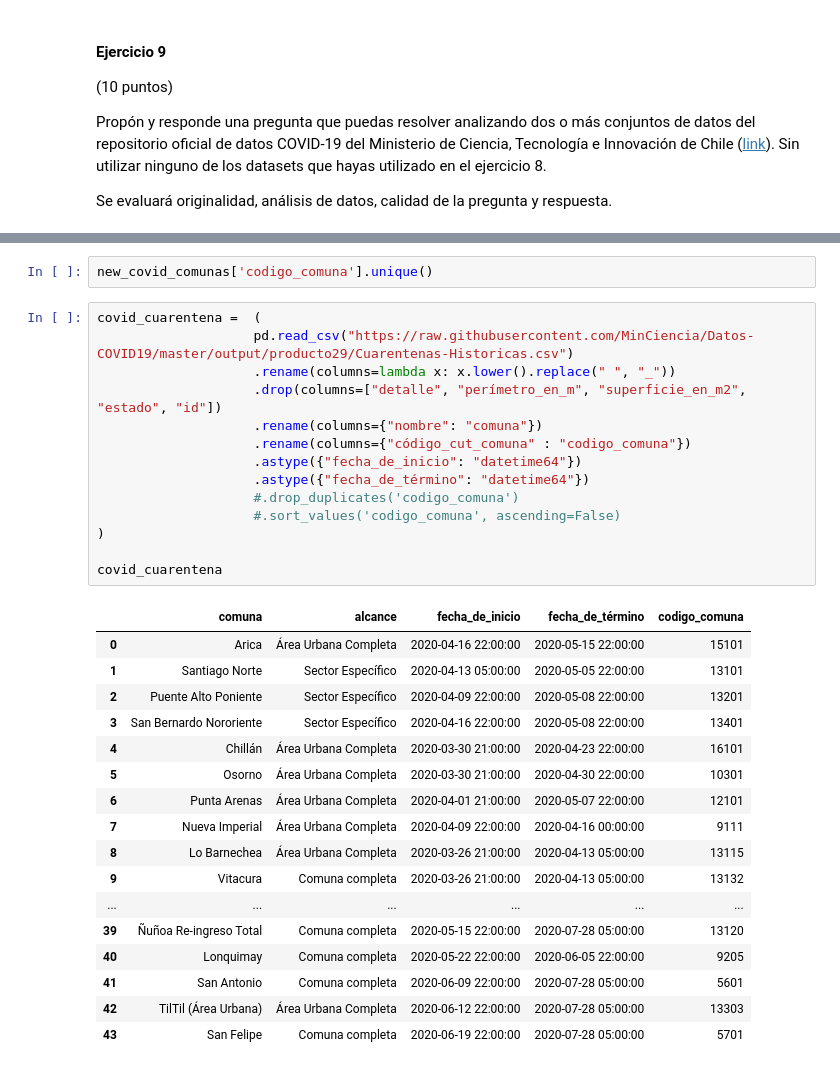
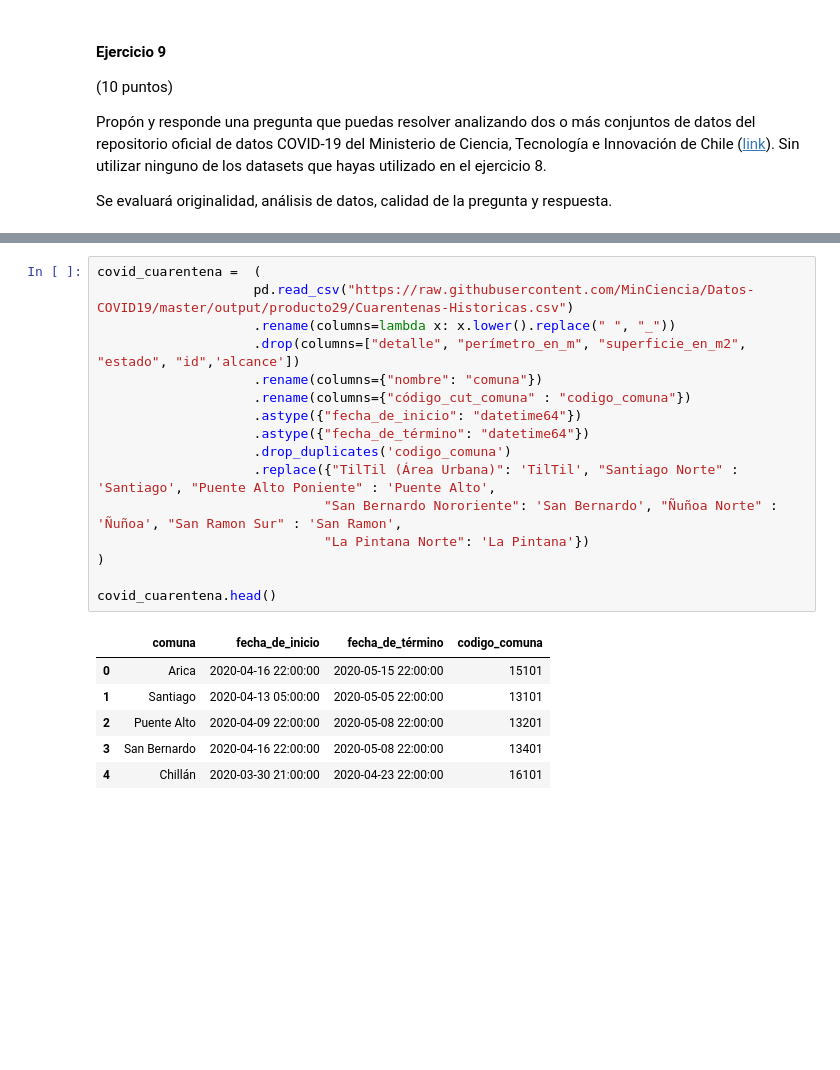
Before and after one commit to Macarena-Rojas/mat281_portfolio, a Jupyter notebook: homeworks/hwk01.ipynb, the cells around one changed output, grey strips where cells are left out. Drawn from its saved outputs; the diff is of its cells as text; blank space fills up the shorter version.

```diff
--- a/homeworks/hwk01.ipynb
+++ b/homeworks/hwk01.ipynb
@@ -603,34 +651,23 @@ new_covid_comunas
-# %%
-new_covid_comunas['codigo_comuna'].unique()
 # %%
 covid_cuarentena =  (
                     pd.read_csv("https://raw.githubusercontent.com/MinCiencia/Datos-COVID19/master/output/producto29/Cuarentenas-Historicas.csv")
                     .rename(columns=lambda x: x.lower().replace(" ", "_"))
-                    .drop(columns=["detalle", "perímetro_en_m", "superficie_en_m2", "estado", "id"])
+                    .drop(columns=["detalle", "perímetro_en_m", "superficie_en_m2", "estado", "id",'alcance'])
                     .rename(columns={"nombre": "comuna"})
                     .rename(columns={"código_cut_comuna" : "codigo_comuna"})
                     .astype({"fecha_de_inicio": "datetime64"})
                     .astype({"fecha_de_término": "datetime64"})
-                    #.drop_duplicates('codigo_comuna')
-                    #.sort_values('codigo_comuna', ascending=False)
+                    .drop_duplicates('codigo_comuna')
+                    .replace({"TilTil (Área Urbana)": 'TilTil', "Santiago Norte" : 'Santiago', "Puente Alto Poniente" : 'Puente Alto',
+                             "San Bernardo Nororiente": 'San Bernardo', "Ñuñoa Norte" : 'Ñuñoa', "San Ramon Sur" : 'San Ramon',
+                             "La Pintana Norte": 'La Pintana'})
 )
 
-covid_cuarentena
+covid_cuarentena.head()
 # %% [output]
-|  | comuna | alcance | fecha_de_inicio | fecha_de_término | codigo_comuna |
-| 0 | Arica | Área Urbana Completa | 2020-04-16 22:00:00 | 2020-05-15 22:00:00 | 15101 |
-| 1 | Santiago Norte | Sector Específico | 2020-04-13 05:00:00 | 2020-05-05 22:00:00 | 13101 |
-| 2 | Puente Alto Poniente | Sector Específico | 2020-04-09 22:00:00 | 2020-05-08 22:00:00 | 13201 |
-| 3 | San Bernardo Nororiente | Sector Específico | 2020-04-16 22:00:00 | 2020-05-08 22:00:00 | 13401 |
-| 4 | Chillán | Área Urbana Completa | 2020-03-30 21:00:00 | 2020-04-23 22:00:00 | 16101 |
-| 5 | Osorno | Área Urbana Completa | 2020-03-30 21:00:00 | 2020-04-30 22:00:00 | 10301 |
-| 6 | Punta Arenas | Área Urbana Completa | 2020-04-01 21:00:00 | 2020-05-07 22:00:00 | 12101 |
-| 7 | Nueva Imperial | Área Urbana Completa | 2020-04-09 22:00:00 | 2020-04-16 00:00:00 | 9111 |
-| 8 | Lo Barnechea | Área Urbana Completa | 2020-03-26 21:00:00 | 2020-04-13 05:00:00 | 13115 |
-| 9 | Vitacura | Comuna completa | 2020-03-26 21:00:00 | 2020-04-13 05:00:00 | 13132 |
-| ... | ... | ... | ... | ... | ... |
-| 39 | Ñuñoa Re-ingreso Total | Comuna completa | 2020-05-15 22:00:00 | 2020-07-28 05:00:00 | 13120 |
-| 40 | Lonquimay | Comuna completa | 2020-05-22 22:00:00 | 2020-06-05 22:00:00 | 9205 |
-| 41 | San Antonio | Comuna completa | 2020-06-09 22:00:00 | 2020-07-28 05:00:00 | 5601 |
-| 42 | TilTil (Área Urbana) | Área Urbana Completa | 2020-06-12 22:00:00 | 2020-07-28 05:00:00 | 13303 |
-| 43 | San Felipe | Comuna completa | 2020-06-19 22:00:00 | 2020-07-28 05:00:00 | 5701 |
+|  | comuna | fecha_de_inicio | fecha_de_término | codigo_comuna |
+| 0 | Arica | 2020-04-16 22:00:00 | 2020-05-15 22:00:00 | 15101 |
+| 1 | Santiago | 2020-04-13 05:00:00 | 2020-05-05 22:00:00 | 13101 |
+| 2 | Puente Alto | 2020-04-09 22:00:00 | 2020-05-08 22:00:00 | 13201 |
+| 3 | San Bernardo | 2020-04-16 22:00:00 | 2020-05-08 22:00:00 | 13401 |
+| 4 | Chillán | 2020-03-30 21:00:00 | 2020-04-23 22:00:00 | 16101 |
```
Also changed, not shown: parts of 31 cells of this notebook.
